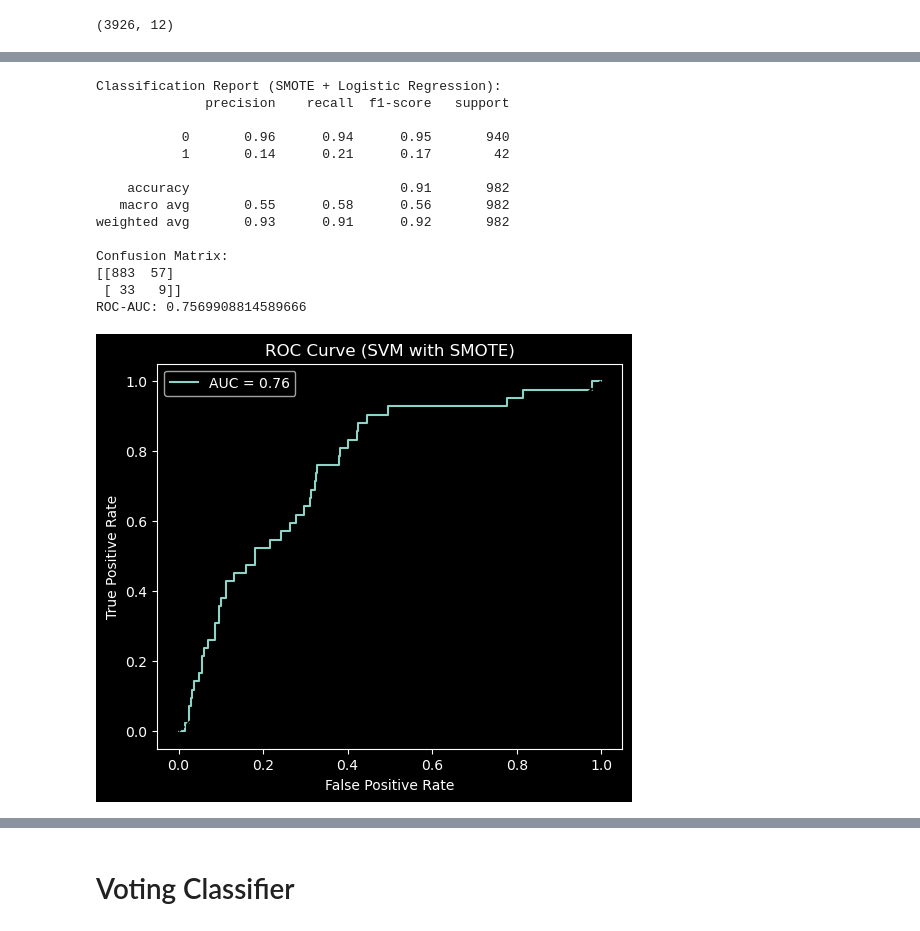
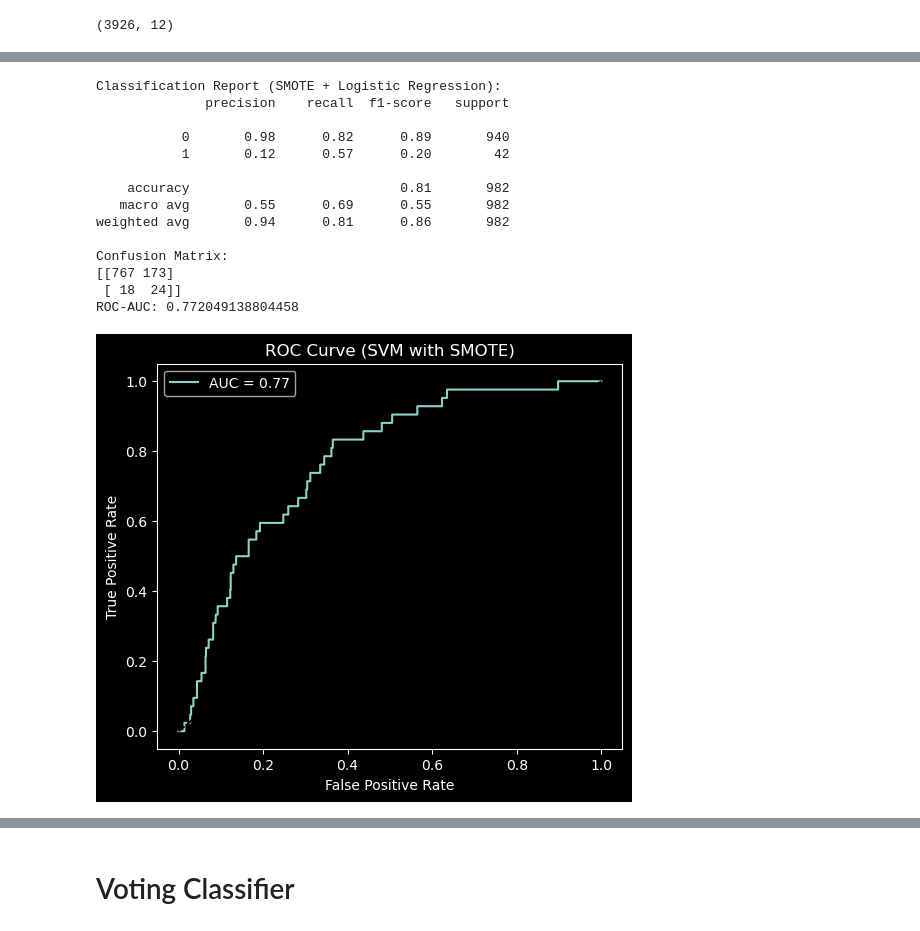
Before and after one commit to AlyModrik41/Stroke-Prediction, a Jupyter notebook: Stroke Prediction.ipynb, the cells around one changed output, grey strips where cells are left out. Cells and saved outputs as stored; diff of their text form; code cells hidden in the pictures.

```diff
--- a/Stroke Prediction.ipynb
+++ b/Stroke Prediction.ipynb
@@ -453,7 +449,7 @@ x_train_tree.shape
 # %% [output]
 (3926, 12)
 # %%
-lr_model_smote=LogisticRegression(C=10,penalty='l2',class_weight='balanced')
+lr_model_smote=LogisticRegression(C=10,penalty='l2',class_weight={0:1, 1:3})
 lr_model_smote.fit(x_train_lin_os,y_train_lin_os)
 y_pred_lr=lr_model_smote.predict(x_test_lin)
 y_proba_lr=lr_model_smote.predict_proba(x_test_lin)[:,1]
@@ -498,43 +533,43 @@ ROC-AUC: 0.7850303951367781
 # %%
-svm_model_smote=SVC(C=10,kernel='linear',class_weight='balanced',probability=True)
+svm_model_smote=SVC(C=10,kernel='linear',class_weight={0:1, 1:3},probability=True)
 svm_model_smote.fit(x_train_lin_os,y_train_lin_os)
 y_pred_svm=svm_model_smote.predict(x_test_lin)
 y_proba_svm=svm_model_smote.predict_proba(x_test_lin)[:,1]
 print("Classification Report (SMOTE + Logistic Regression):")
 print(classification_report(y_test_lin, y_pred_svm))
 
 # ✅ Confusion matrix
 cm = confusion_matrix(y_test_lin, y_pred_svm)
 print("Confusion Matrix:")
 print(cm)
 
 # ✅ ROC-AUC score
 roc_auc = roc_auc_score(y_test_lin,y_proba_svm)
 print("ROC-AUC:", roc_auc)
 
 # ✅ Plot ROC curve
 fpr, tpr, thresholds = roc_curve(y_test_lin, y_proba_svm)
 plt.figure(figsize=(6, 5))
 plt.plot(fpr, tpr, label=f"AUC = {roc_auc:.2f}")
 plt.plot([0, 1], [0, 1], 'k--')
 plt.xlabel("False Positive Rate")
 plt.ylabel("True Positive Rate")
 plt.title("ROC Curve (SVM with SMOTE)")
 plt.legend()
 plt.show()
 # %% [output]
 Classification Report (SMOTE + Logistic Regression):
               precision    recall  f1-score   support
 
-           0       0.96      0.94      0.95       940
-           1       0.14      0.21      0.17        42
+           0       0.98      0.82      0.89       940
+           1       0.12      0.57      0.20        42
 
-    accuracy                           0.91       982
-   macro avg       0.55      0.58      0.56       982
-weighted avg       0.93      0.91      0.92       982
+    accuracy                           0.81       982
+   macro avg       0.55      0.69      0.55       982
+weighted avg       0.94      0.81      0.86       982
 
 Confusion Matrix:
-[[883  57]
- [ 33   9]]
-ROC-AUC: 0.7569908814589666
+[[767 173]
+ [ 18  24]]
+ROC-AUC: 0.772049138804458
-[figure, old version]
+[figure, new version]
```
Also changed, not shown: parts of 21 cells of this notebook, 6 other files.
